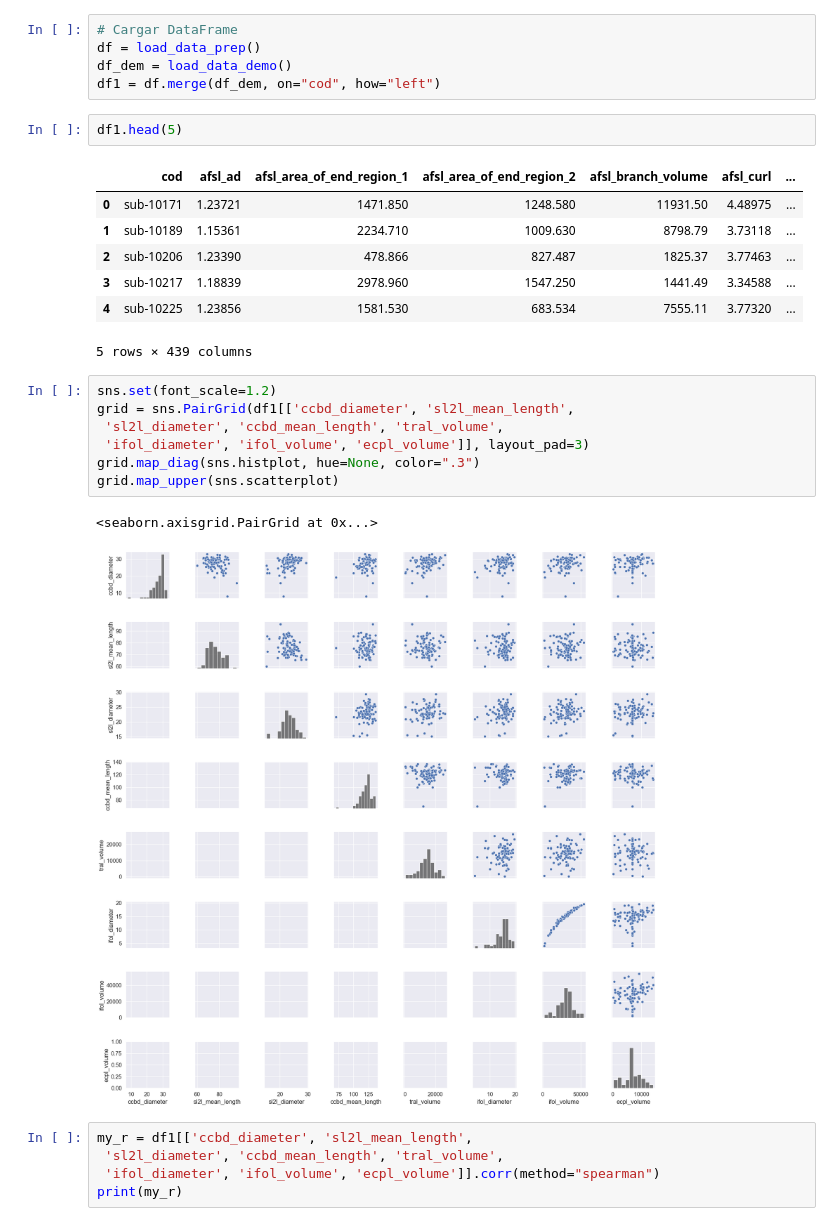
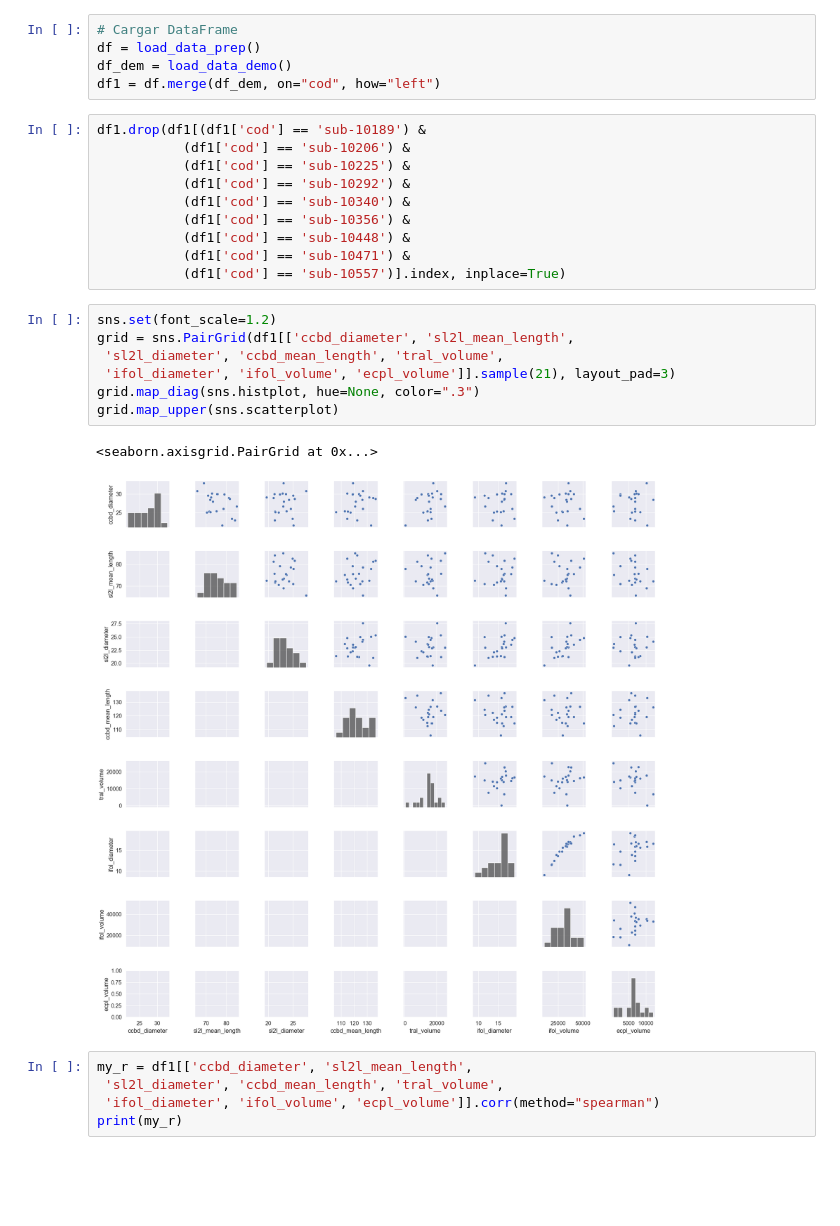
Before and after one commit to brainhack-school2023/galvan_project, a Jupyter notebook: src/Features_Agregados.ipynb, the cells around one changed output. Drawn from its saved outputs; the diff is of its cells as text; blank space fills up the shorter version.

```diff
--- a/src/Features_Agregados.ipynb
+++ b/src/Features_Agregados.ipynb
@@ -23,26 +28,26 @@ def load_data_demo(data_path=DATA_PATH):
 df = load_data_prep()
 df_dem = load_data_demo()
 df1 = df.merge(df_dem, on="cod", how="left")
-# %%
-df1.head(5)
-# %% [output]
-|  | cod | afsl_ad | afsl_area_of_end_region_1 | afsl_area_of_end_region_2 | afsl_branch_volume | afsl_curl | ... |
-| 0 | sub-10171 | 1.23721 | 1471.850 | 1248.580 | 11931.50 | 4.48975 | ... |
-| 1 | sub-10189 | 1.15361 | 2234.710 | 1009.630 | 8798.79 | 3.73118 | ... |
-| 2 | sub-10206 | 1.23390 | 478.866 | 827.487 | 1825.37 | 3.77463 | ... |
-| 3 | sub-10217 | 1.18839 | 2978.960 | 1547.250 | 1441.49 | 3.34588 | ... |
-| 4 | sub-10225 | 1.23856 | 1581.530 | 683.534 | 7555.11 | 3.77320 | ... |
-5 rows × 439 columns
+# %%
+df1.drop(df1[(df1['cod'] == 'sub-10189') &
+           (df1['cod'] == 'sub-10206') &
+           (df1['cod'] == 'sub-10225') &
+           (df1['cod'] == 'sub-10292') &
+           (df1['cod'] == 'sub-10340') &
+           (df1['cod'] == 'sub-10356') &
+           (df1['cod'] == 'sub-10448') &
+           (df1['cod'] == 'sub-10471') &
+           (df1['cod'] == 'sub-10557')].index, inplace=True)
 # %%
 sns.set(font_scale=1.2)
 grid = sns.PairGrid(df1[['ccbd_diameter', 'sl2l_mean_length',
  'sl2l_diameter', 'ccbd_mean_length', 'tral_volume',
- 'ifol_diameter', 'ifol_volume', 'ecpl_volume']], layout_pad=3)
+ 'ifol_diameter', 'ifol_volume', 'ecpl_volume']].sample(21), layout_pad=3)
 grid.map_diag(sns.histplot, hue=None, color=".3")
 grid.map_upper(sns.scatterplot)
 # %% [output]
 <seaborn.axisgrid.PairGrid at 0x...>
-[figure, old version]
+[figure, new version]
 # %%
 my_r = df1[['ccbd_diameter', 'sl2l_mean_length',
  'sl2l_diameter', 'ccbd_mean_length', 'tral_volume',
```
Also changed, not shown: parts of 6 cells of this notebook, 1 other file.
